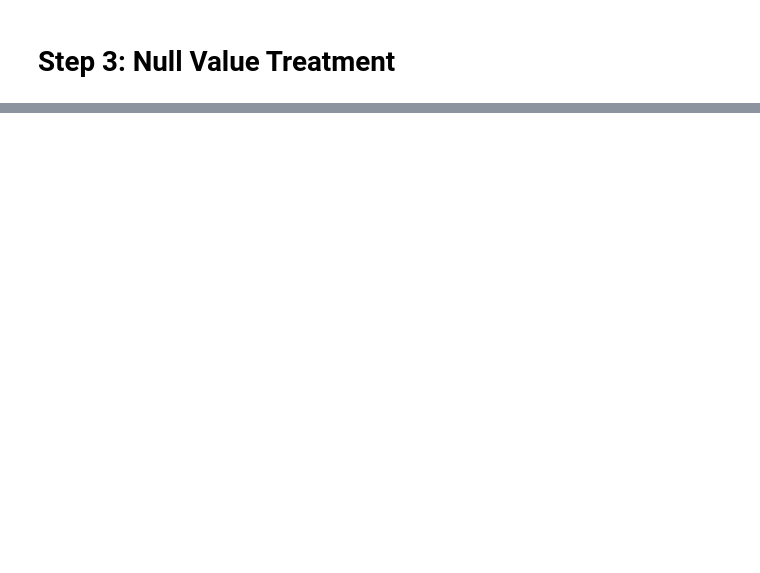
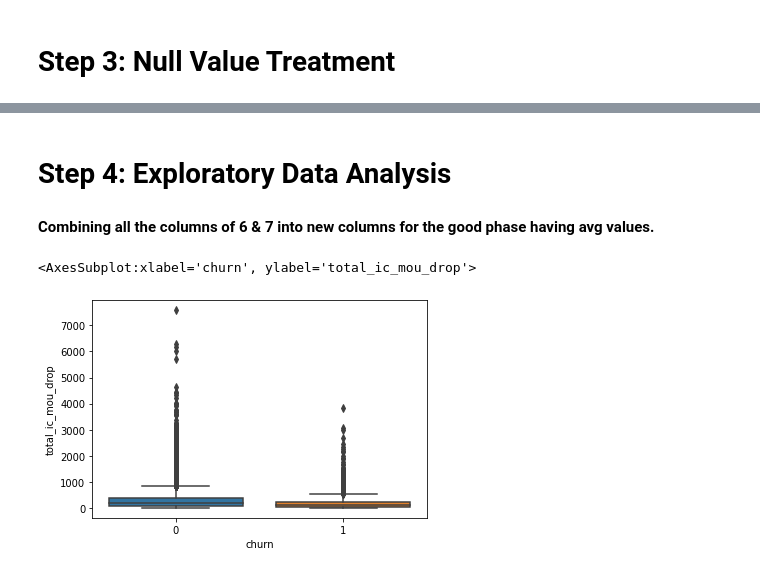
Before and after one commit to rahulgoyal223/DatascienceProjects, a Jupyter notebook: ChurnAnalysisProject/Telecom_Churn_Assignment.ipynb, the cells around one changed output, grey strips where cells are left out. Saved outputs shown, nothing was run; the diff lists cells and outputs as text; code cells hidden in the pictures; blank space fills up the shorter version.

Commit message:
Update Telecom_Churn_Assignment.ipynb
20 Feb EDA

```diff
--- a/ChurnAnalysisProject/Telecom_Churn_Assignment.ipynb
+++ b/ChurnAnalysisProject/Telecom_Churn_Assignment.ipynb
@@ -335,0 +397,8 @@ Seeing that the null percentage for all the following columns is exactly the sam
+# %%
+#Dropping the columns date_of_last_rech_data
+df = df.drop(['date_of_last_rech_data_6','date_of_last_rech_data_7','date_of_last_rech_data_8'],axis = 1)
+# %%
+#Dropping the null rows for columns: date_of_last_rech
+df = df[~(df['date_of_last_rech_6'].isnull())]
+df = df[~(df['date_of_last_rech_7'].isnull())]
+df = df[~(df['date_of_last_rech_8'].isnull())]
@@ -335,0 +433,2 @@ Seeing that the null percentage for all the following columns is exactly the sam
+# %%
+df = df.fillna(0)
@@ -336,3 +457,15 @@ Seeing that the null percentage for all the following columns is exactly the sam
+# %% [markdown]
+# Step 4: Exploratory Data Analysis
+# %% [markdown]
+**Combining all the columns of 6 & 7 into new columns for the good phase having avg values.**
+# %%
+# total_ic_mou
+df['total_ic_mou_drop']= ((df['total_ic_mou_6']+df['total_ic_mou_7'])/2)
+# %%
+sns.boxplot(x='churn',y='total_ic_mou_drop',data=df)
+# %% [output]
+<AxesSubplot:xlabel='churn', ylabel='total_ic_mou_drop'>
+[figure, added]
 # %%
 #Data Imbalance Treatment: Rahul
 # %%
```
Also changed, not shown: parts of 21 cells of this notebook.
